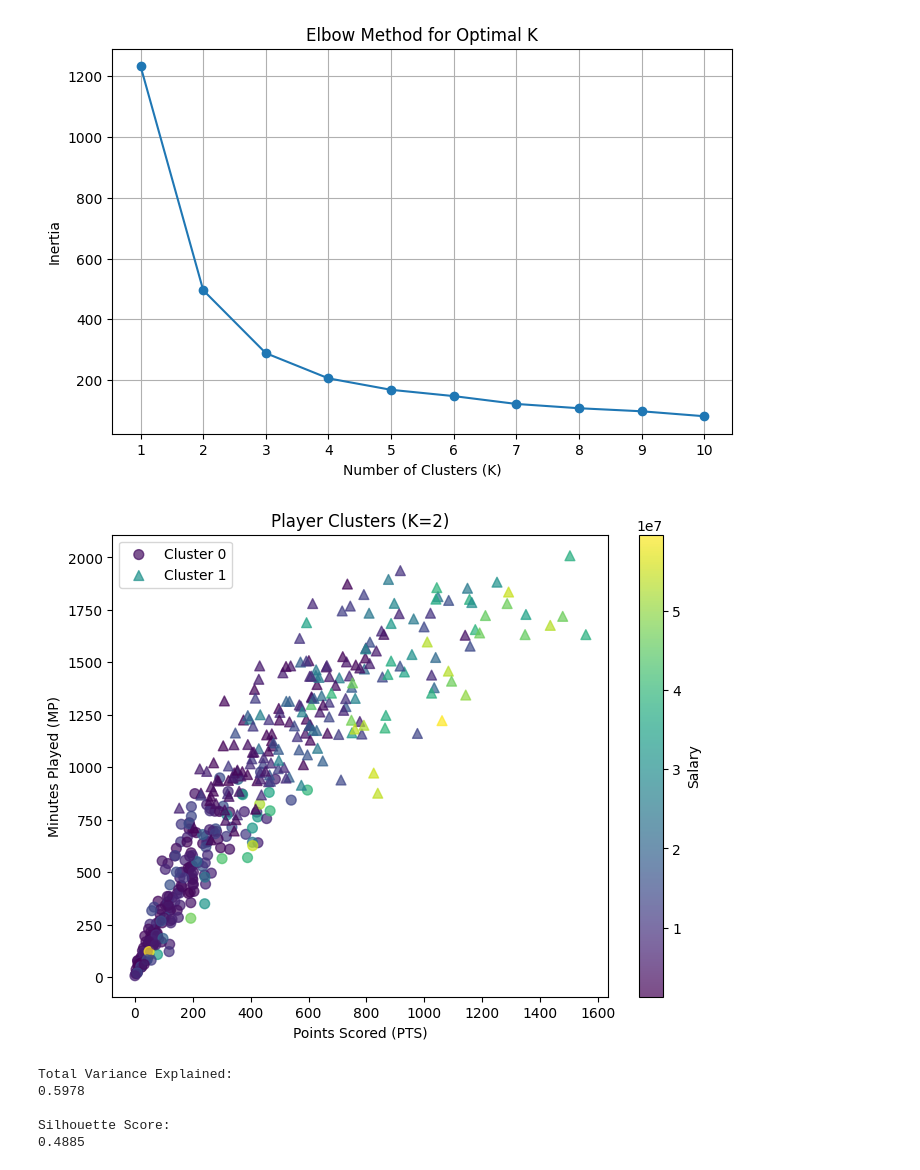
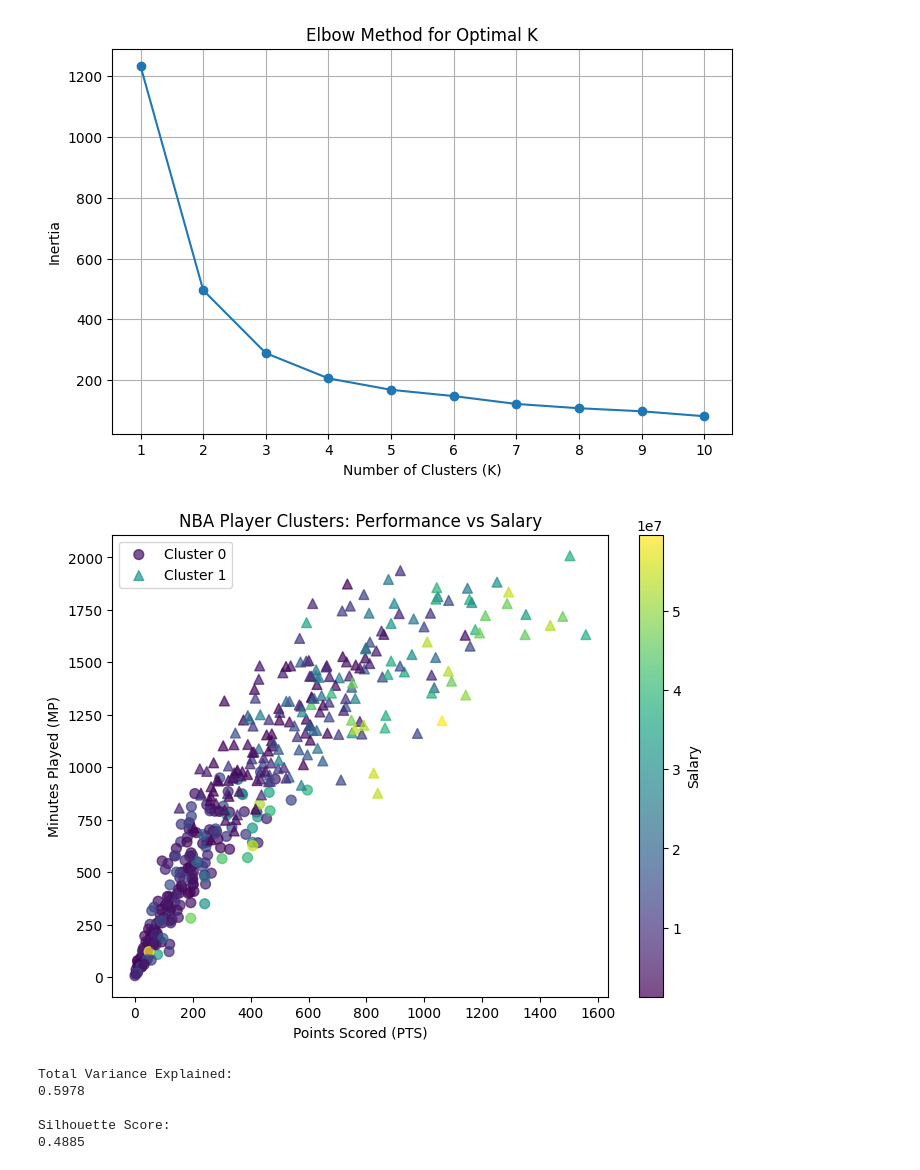
Before and after one commit to maddieemert/clustering-lab, a Jupyter notebook: Lab-Clustering.ipynb, the cells around one changed output. Saved outputs shown, nothing was run; the diff lists cells and outputs as text; code cells hidden in the pictures.

```diff
--- a/Lab-Clustering.ipynb
+++ b/Lab-Clustering.ipynb
@@ -271,35 +271,35 @@ df["Cluster_2"] = kmeans_new.fit_predict(X_scaled)
 
 # Relabel clusters by average points
 cluster_means_2 = df.groupby("Cluster_2")["PTS"].mean().sort_values()
 cluster_map_2 = {old: new for new, old in enumerate(cluster_means_2.index)}
 df["Cluster_2"] = df["Cluster_2"].map(cluster_map_2)
 
 # Visualize clusters using two key performance variables
 plt.figure(figsize=(8,6))
 
 # Map clusters to markers/colors
 markers = ['o', '^']
 for cluster, marker in zip(sorted(df["Cluster_2"].unique()), markers):
     subset = df[df["Cluster_2"] == cluster]
     plt.scatter(
         subset["PTS"],
         subset["MP"],
         s=50,
         alpha=0.7,
         marker=marker,
         label=f"Cluster {cluster}",
         c=subset["Salary"],
         cmap="viridis"
     )
 
 plt.xlabel("Points Scored (PTS)")
 plt.ylabel("Minutes Played (MP)")
-plt.title("Player Clusters (K=2)")
+plt.title("NBA Player Clusters: Performance vs Salary")
 plt.legend()
 plt.colorbar(label="Salary")
 plt.show()
 # %% [output]
-[figure, old version]
+[figure, new version]
 # %%
 # Once again evaluate the quality of the clustering using total variance explained and silhouette scores
 
```
Also changed, not shown: parts of 1 cell of this notebook.
